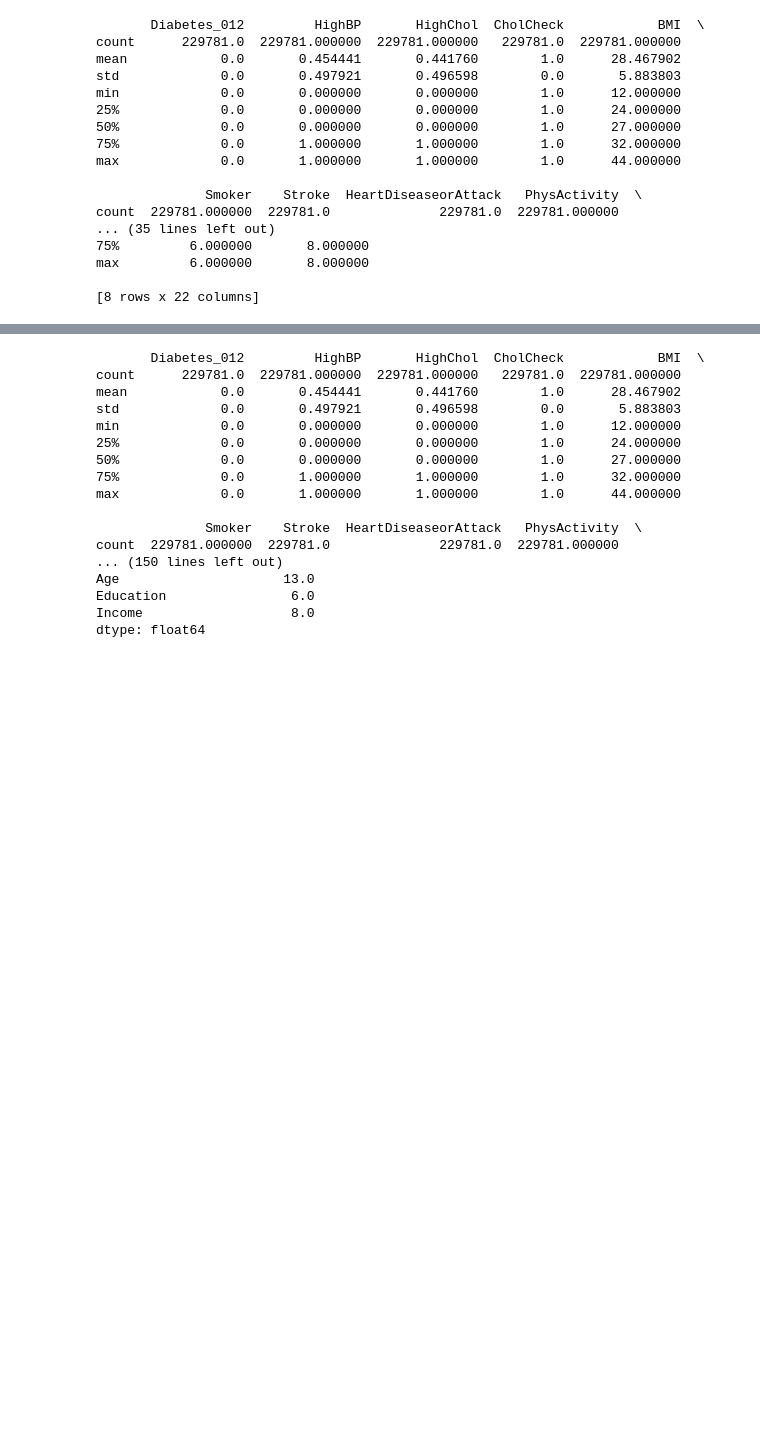
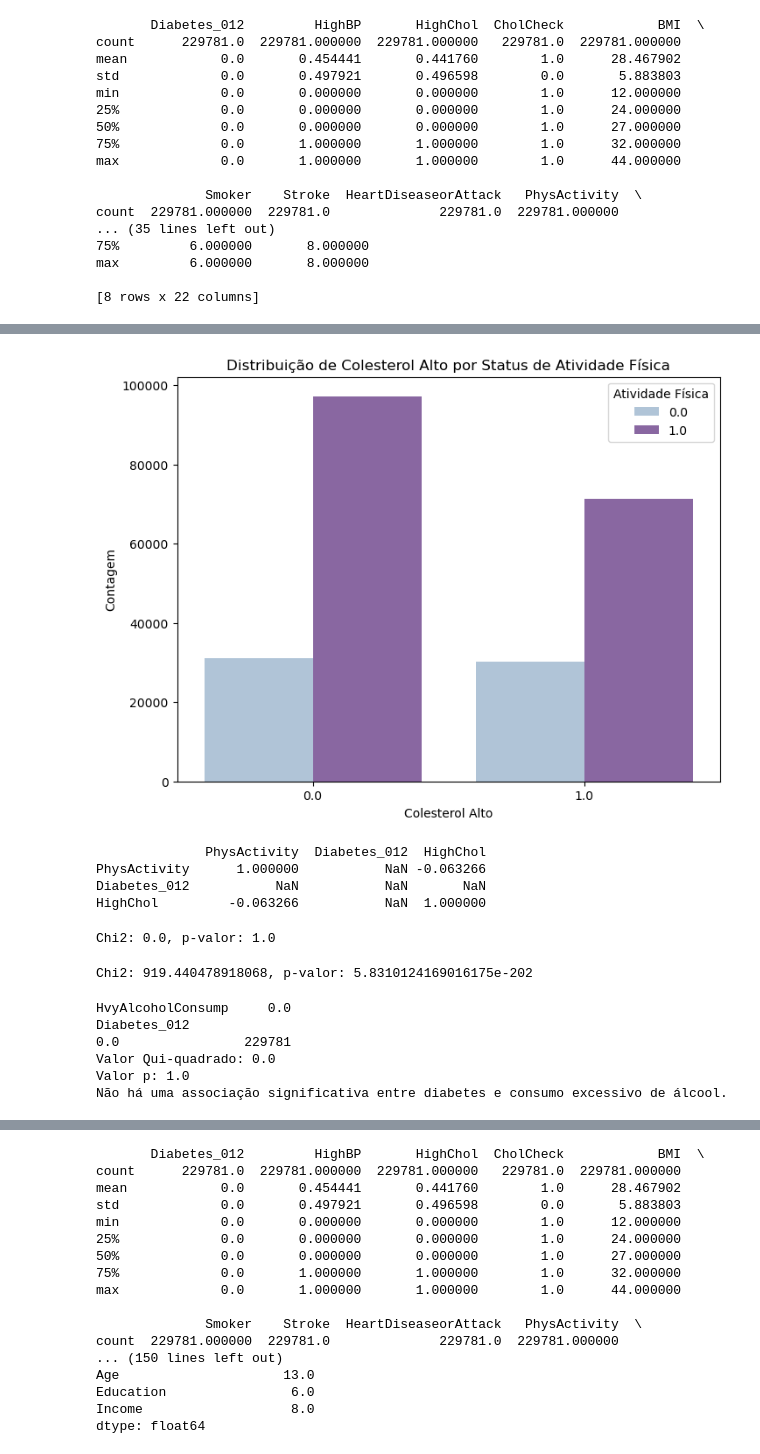
Before and after one commit to LivNS/Sprint2-Data-Science, a Jupyter notebook: Sprint2.ipynb, the cells around one changed output, grey strips where cells are left out. Cells and saved outputs as stored; diff of their text form; code cells hidden in the pictures; blank space fills up the shorter version.

```diff
--- a/Sprint2.ipynb
+++ b/Sprint2.ipynb
@@ -94,0 +145,61 @@ max         6.000000       8.000000
+# %%
+# contagem de casos de colesterol alto por nível de atividade física
+plt.figure(figsize=(8, 6))
+sns.countplot(x='HighChol', hue='PhysActivity', data=db, palette='BuPu')
+plt.title('Distribuição de Colesterol Alto por Status de Atividade Física')
+plt.xlabel('Colesterol Alto')
+plt.ylabel('Contagem')
+plt.legend(title='Atividade Física')
+plt.show()
+# %% [output]
+[figure, added]
+# %%
+# correlação entre Atividade Física, Diabetes e Colesterol Alto
+correlation = db[['PhysActivity', 'Diabetes_012', 'HighChol']].corr(method='spearman')
+print(correlation)
+# %% [output]
+              PhysActivity  Diabetes_012  HighChol
+PhysActivity      1.000000           NaN -0.063266
+Diabetes_012           NaN           NaN       NaN
+HighChol         -0.063266           NaN  1.000000
+# %%
+# tabela de contingência entre Atividade Física e Diabetes
+contingency_table_pa_diabetes = pd.crosstab(db['PhysActivity'], db['Diabetes_012'])
+
+# teste qui-quadrado
+chi2_pa_diabetes, p_pa_diabetes, dof_pa_diabetes, expected_pa_diabetes = chi2_contingency(contingency_table_pa_diabetes)
+print(f"Chi2: {chi2_pa_diabetes}, p-valor: {p_pa_diabetes}")
+# %% [output]
+Chi2: 0.0, p-valor: 1.0
+# %%
+# tabela de contingência entre Atividade Física e Colesterol Alto
+contingency_table_pa_highchol = pd.crosstab(db['PhysActivity'], db['HighChol'])
+
+# teste qui-quadrado
+chi2_pa_highchol, p_pa_highchol, dof_pa_highchol, expected_pa_highchol = chi2_contingency(contingency_table_pa_highchol)
+print(f"Chi2: {chi2_pa_highchol}, p-valor: {p_pa_highchol}")
+# %% [output]
+Chi2: 919.440478918068, p-valor: 5.8310124169016175e-202
+# %%
+# tabela de contingência entre diabetes e consumo excessivo de álcool
+contingency_table = pd.crosstab(db['Diabetes_012'], db['HvyAlcoholConsump'])
+print(contingency_table)
+
+# teste qui-quadrado
+chi2, p, dof, expected = chi2_contingency(contingency_table)
+
+# resultados do teste
+print(f"Valor Qui-quadrado: {chi2}")
+print(f"Valor p: {p}")
+alpha = 0.05
+if p < alpha:
+  print("Há uma associação significativa entre diabetes e consumo excessivo de álcool.")
+else:
+  print("Não há uma associação significativa entre diabetes e consumo excessivo de álcool.")
+# %% [output]
+HvyAlcoholConsump     0.0
+Diabetes_012
+0.0                229781
+Valor Qui-quadrado: 0.0
+Valor p: 1.0
+Não há uma associação significativa entre diabetes e consumo excessivo de álcool.
```
Also changed, not shown: parts of 24 cells of this notebook.
